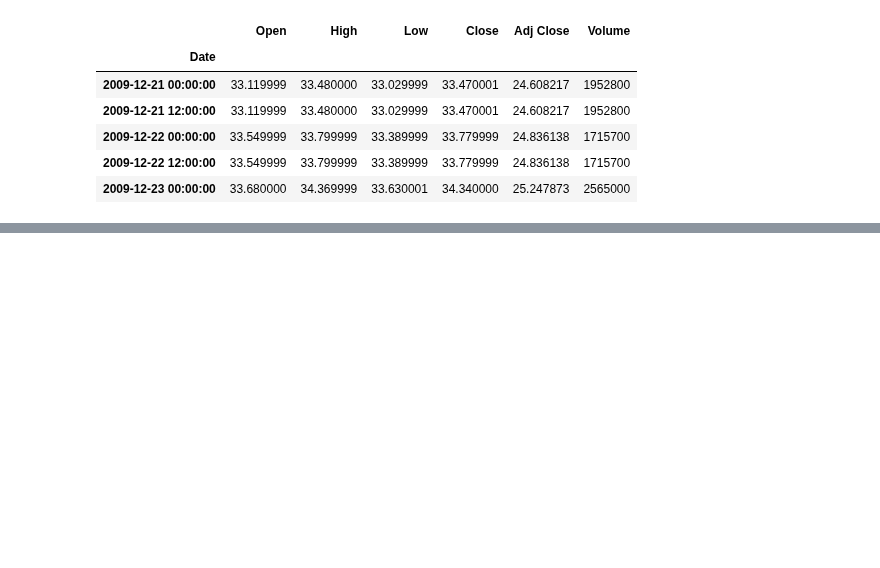
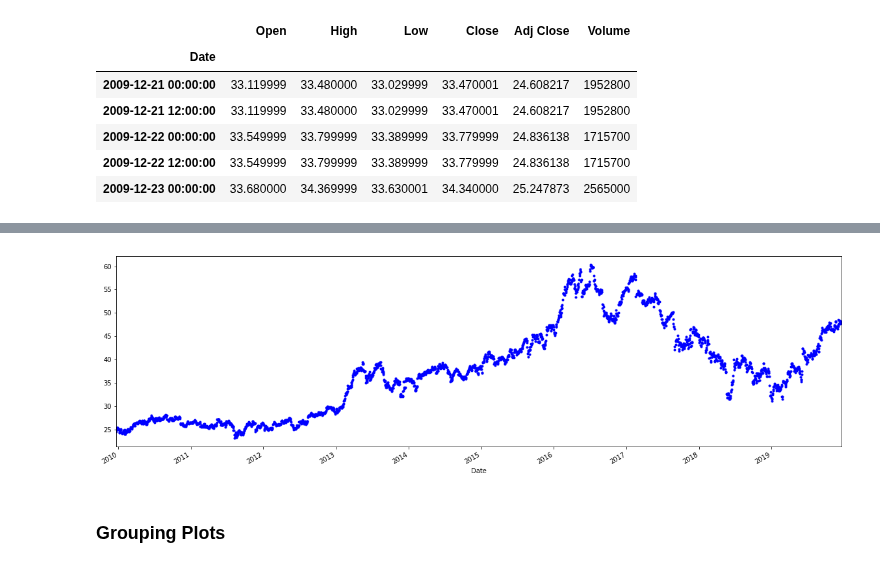
Before and after one commit to amitrani6/time-series-examples, a Jupyter notebook: Untitled.ipynb, the cells around one changed output, grey strips where cells are left out. Drawn from its saved outputs; the diff is of its cells as text; code cells hidden in the pictures; blank space fills up the shorter version.

```diff
--- a/Untitled.ipynb
+++ b/Untitled.ipynb
@@ -107,0 +158,8 @@ cpb_bidaily_ffill.head()
+# %%
+# A dot plot of the prices
+cpb['Adj Close'].plot(figsize = (20,6), style = ".b")
+plt.show()
+# %% [output]
+[figure, added]
+# %% [markdown]
+### Grouping Plots
```
Also changed, not shown: parts of 7 cells of this notebook.
